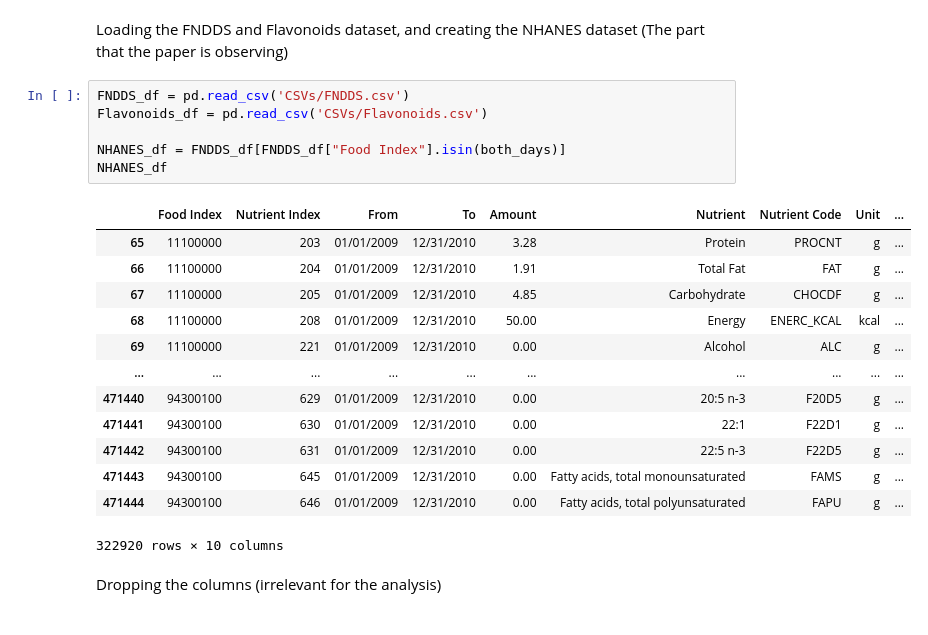
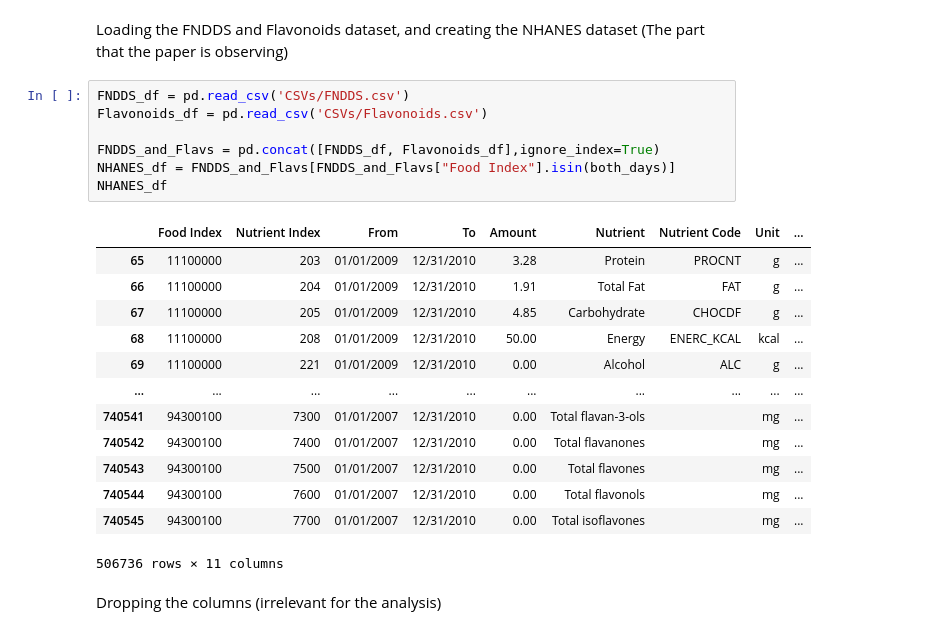
Before and after one commit to oberoir080/NutrientEDA, a Jupyter notebook: CSV_Generator_py/Figures.ipynb, the cells around one changed output. Cells and saved outputs as stored; diff of their text form.

Commit message:
Created list for all nutrients including flavonoids

```diff
--- a/CSV_Generator_py/Figures.ipynb
+++ b/CSV_Generator_py/Figures.ipynb
@@ -122,23 +145,24 @@ Loading the FNDDS and Flavonoids dataset, and creating the NHANES dataset (The p
 # %%
 FNDDS_df = pd.read_csv('CSVs/FNDDS.csv')
 Flavonoids_df = pd.read_csv('CSVs/Flavonoids.csv')
 
-NHANES_df = FNDDS_df[FNDDS_df["Food Index"].isin(both_days)]
+FNDDS_and_Flavs = pd.concat([FNDDS_df, Flavonoids_df],ignore_index=True)
+NHANES_df = FNDDS_and_Flavs[FNDDS_and_Flavs["Food Index"].isin(both_days)]
 NHANES_df
 # %% [output]
 |  | Food Index | Nutrient Index | From | To | Amount | Nutrient | Nutrient Code | Unit | ... |
 | 65 | 11100000 | 203 | 01/01/2009 | 12/31/2010 | 3.28 | Protein | PROCNT | g | ... |
 | 66 | 11100000 | 204 | 01/01/2009 | 12/31/2010 | 1.91 | Total Fat | FAT | g | ... |
 | 67 | 11100000 | 205 | 01/01/2009 | 12/31/2010 | 4.85 | Carbohydrate | CHOCDF | g | ... |
 | 68 | 11100000 | 208 | 01/01/2009 | 12/31/2010 | 50.00 | Energy | ENERC_KCAL | kcal | ... |
 | 69 | 11100000 | 221 | 01/01/2009 | 12/31/2010 | 0.00 | Alcohol | ALC | g | ... |
 | ... | ... | ... | ... | ... | ... | ... | ... | ... | ... |
-| 471440 | 94300100 | 629 | 01/01/2009 | 12/31/2010 | 0.00 | 20:5 n-3 | F20D5 | g | ... |
-| 471441 | 94300100 | 630 | 01/01/2009 | 12/31/2010 | 0.00 | 22:1 | F22D1 | g | ... |
-| 471442 | 94300100 | 631 | 01/01/2009 | 12/31/2010 | 0.00 | 22:5 n-3 | F22D5 | g | ... |
-| 471443 | 94300100 | 645 | 01/01/2009 | 12/31/2010 | 0.00 | Fatty acids, total monounsaturated | FAMS | g | ... |
-| 471444 | 94300100 | 646 | 01/01/2009 | 12/31/2010 | 0.00 | Fatty acids, total polyunsaturated | FAPU | g | ... |
+| 740541 | 94300100 | 7300 | 01/01/2007 | 12/31/2010 | 0.00 | Total flavan-3-ols |  | mg | ... |
+| 740542 | 94300100 | 7400 | 01/01/2007 | 12/31/2010 | 0.00 | Total flavanones |  | mg | ... |
+| 740543 | 94300100 | 7500 | 01/01/2007 | 12/31/2010 | 0.00 | Total flavones |  | mg | ... |
+| 740544 | 94300100 | 7600 | 01/01/2007 | 12/31/2010 | 0.00 | Total flavonols |  | mg | ... |
+| 740545 | 94300100 | 7700 | 01/01/2007 | 12/31/2010 | 0.00 | Total isoflavones |  | mg | ... |
-322920 rows × 10 columns
+506736 rows × 11 columns
 # %% [markdown]
 Dropping the columns (irrelevant for the analysis)
 # %%
```
Also changed, not shown: parts of 11 cells of this notebook, 1 other file.
